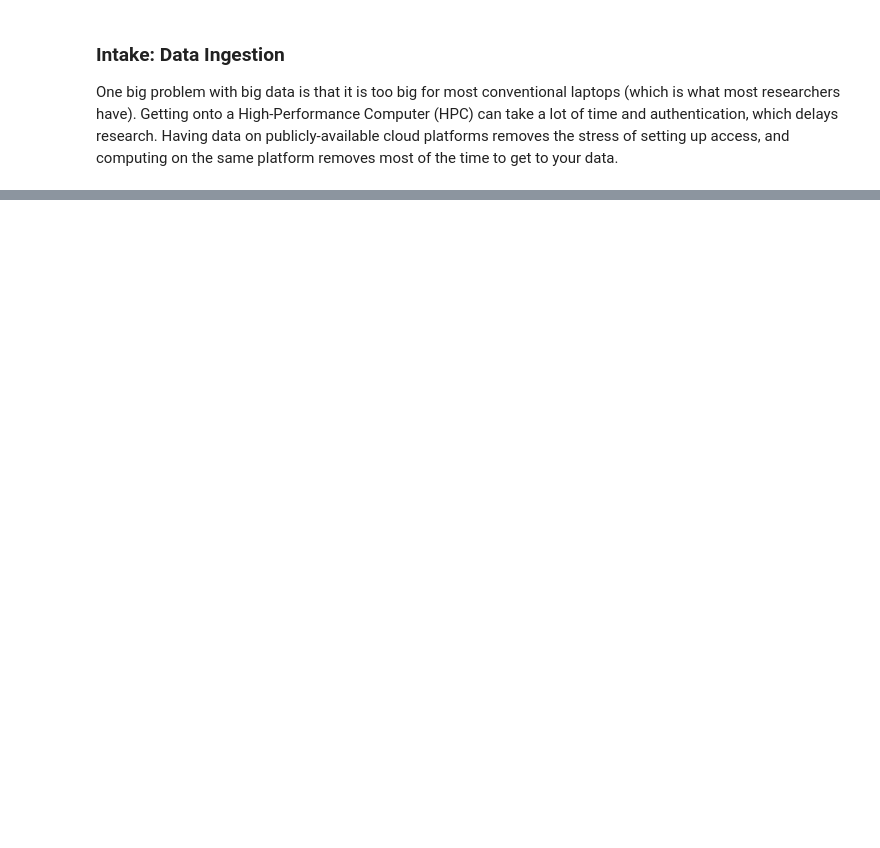
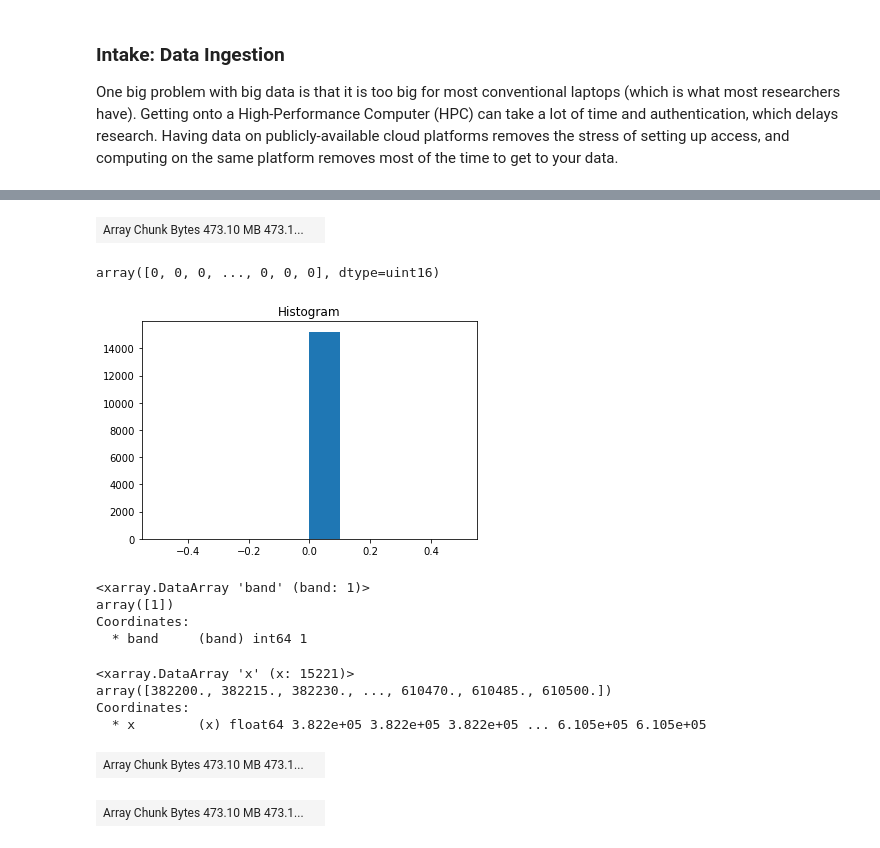
Before and after one commit to salvis2/pangeo_example_binder, a Jupyter notebook: pangeo_example_notebook.ipynb, the cells around one changed output, grey strips where cells are left out. Saved outputs shown, nothing was run; the diff lists cells and outputs as text; code cells hidden in the pictures; blank space fills up the shorter version.

Commit message:
Working data import! Using rasterio successfully, trying to get intake to work. Will try on a local machine that won't yell at me for DOS'ing it.

```diff
--- a/pangeo_example_notebook.ipynb
+++ b/pangeo_example_notebook.ipynb
@@ -36,4 +59,7 @@ client = Client(cluster)
 
 One big problem with big data is that it is too big for most conventional laptops (which is what most researchers have). Getting onto a High-Performance Computer (HPC) can take a lot of time and authentication, which delays research. Having data on publicly-available cloud platforms removes the stress of setting up access, and computing on the same platform removes most of the time to get to your data.
 # %%
-landsat_data = intake.open_catalog('https://landsat-pds.s3.amazonaws.com/c1/L8/139/045/LC08_L1TP_139045_20170304_20170316_01_T1/LC08_L1TP_139045_20170304_20170316_01_T1_B8.TIF', driver=xarray_image)
+landsat_data_url = 'https://landsat-pds.s3.amazonaws.com/c1/L8/139/045/LC08_L1TP_139045_20170304_20170316_01_T1/LC08_L1TP_139045_20170304_20170316_01_T1_B8.TIF'
+landsat_catalog_url = 's3://landsat-pds/scene_list.gz/'
+landsat_catalog_url_2 = 'https://landsat-pds.s3.amazonaws.com/c1/L8/139/045/LC08_L1TP_139045_20170304_20170316_01_T1/*.TIF'
+#landsat_data = intake.open_xarray_image(landsat_data_url, )
@@ -42,2 +98,4 @@ list(landsat_data)
+# %%
+landsat_data = xr.open_rasterio(landsat_data_url, chunks={})
 # %%
 landsat_data
@@ -45,0 +133,34 @@ landsat_data.open_
+# %%
+landsat_data.data
+# %% [output]
+| Array Chunk Bytes 473.10 MB 473.1... |  |
+# %%
+landsat_data[0, 0, :].values
+# %% [output]
+array([0, 0, 0, ..., 0, 0, 0], dtype=uint16)
+# %%
+_ = landsat_data[0, 0, :].plot.hist()
+# %% [output]
+[figure, added]
+# %%
+landsat_data['band']
+# %% [output]
+<xarray.DataArray 'band' (band: 1)>
+array([1])
+Coordinates:
+  * band     (band) int64 1
+# %%
+landsat_data['x']
+# %% [output]
+<xarray.DataArray 'x' (x: 15221)>
+array([382200., 382215., 382230., ..., 610470., 610485., 610500.])
+Coordinates:
+  * x        (x) float64 3.822e+05 3.822e+05 3.822e+05 ... 6.105e+05 6.105e+05
+# %%
+landsat_data.data
+# %% [output]
+| Array Chunk Bytes 473.10 MB 473.1... |  |
+# %%
+landsat_data.data.squeeze()
+# %% [output]
+| Array Chunk Bytes 473.10 MB 473.1... |  |
```
Also changed, not shown: parts of 30 cells of this notebook.
